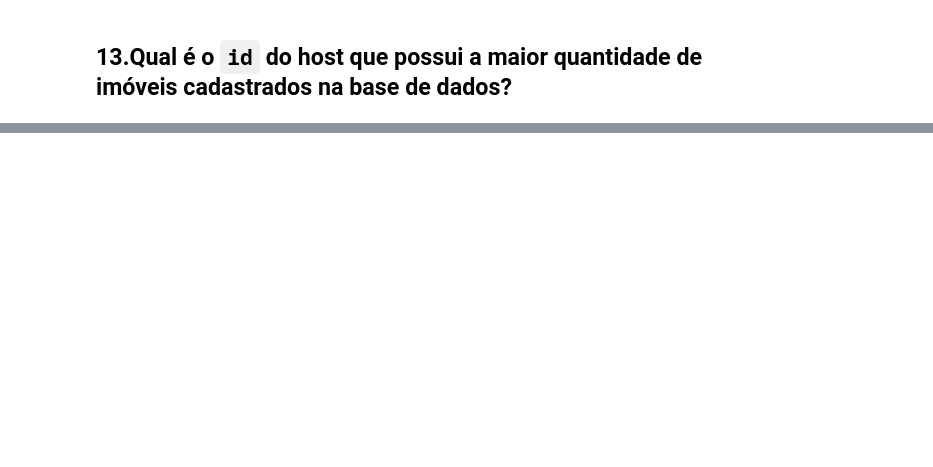
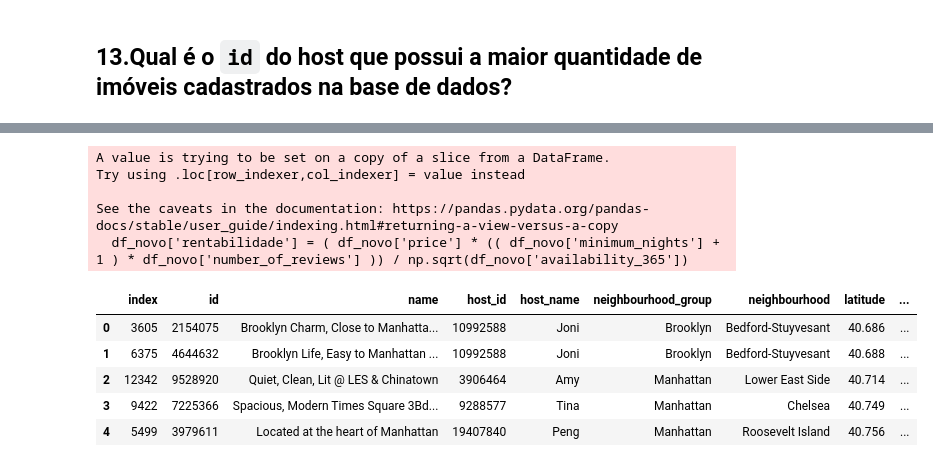
Before and after one commit to webluc/fundamentos, a Jupyter notebook: Untitled.ipynb, the cells around one changed output, grey strips where cells are left out. Cells and saved outputs as stored; diff of their text form; code cells hidden in the pictures; blank space fills up the shorter version.

```diff
--- a/Untitled.ipynb
+++ b/Untitled.ipynb
@@ -173,0 +679,16 @@ Index(['id', 'name', 'host_id', 'host_name', 'neighbourhood_group',
+# %%
+df_novo = df.loc[ (df['number_of_reviews'] > 0)  & (df['price'] > 0) & (df['availability_365'] > 0)]
+df_novo['rentabilidade'] = ( df_novo['price'] * (( df_novo['minimum_nights'] + 1 ) * df_novo['number_of_reviews'] )) / np.sqrt(df_novo['availability_365'])
+df_novo.sort_values('rentabilidade',ascending=False).reset_index().head()
+# %% [output]
+A value is trying to be set on a copy of a slice from a DataFrame.
+Try using .loc[row_indexer,col_indexer] = value instead
+
+See the caveats in the documentation: https://pandas.pydata.org/pandas-docs/stable/user_guide/indexing.html#returning-a-view-versus-a-copy
+  df_novo['rentabilidade'] = ( df_novo['price'] * (( df_novo['minimum_nights'] + 1 ) * df_novo['number_of_reviews'] )) / np.sqrt(df_novo['availability_365'])
+|  | index | id | name | host_id | host_name | neighbourhood_group | neighbourhood | latitude | ... |
+| 0 | 3605 | 2154075 | Brooklyn Charm, Close to Manhatta... | 10992588 | Joni | Brooklyn | Bedford-Stuyvesant | 40.686 | ... |
+| 1 | 6375 | 4644632 | Brooklyn Life, Easy to Manhattan ... | 10992588 | Joni | Brooklyn | Bedford-Stuyvesant | 40.688 | ... |
+| 2 | 12342 | 9528920 | Quiet, Clean, Lit @ LES & Chinatown | 3906464 | Amy | Manhattan | Lower East Side | 40.714 | ... |
+| 3 | 9422 | 7225366 | Spacious, Modern Times Square 3Bd... | 9288577 | Tina | Manhattan | Chelsea | 40.749 | ... |
+| 4 | 5499 | 3979611 | Located at the heart of Manhattan | 19407840 | Peng | Manhattan | Roosevelt Island | 40.756 | ... |
```
Also changed, not shown: parts of 90 cells of this notebook.
